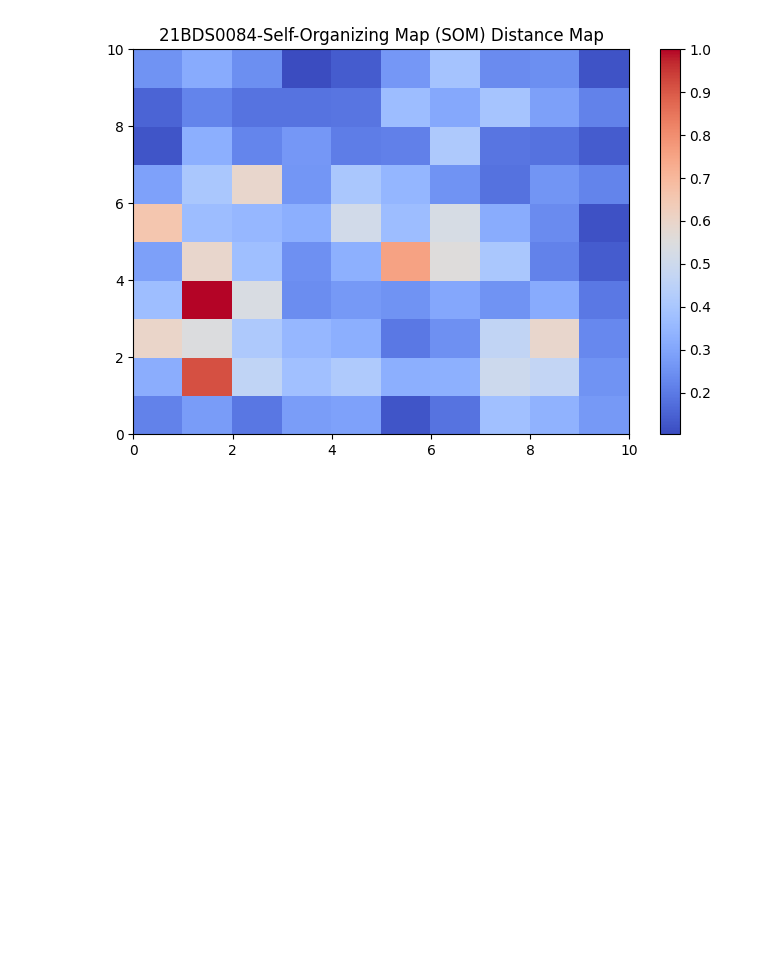
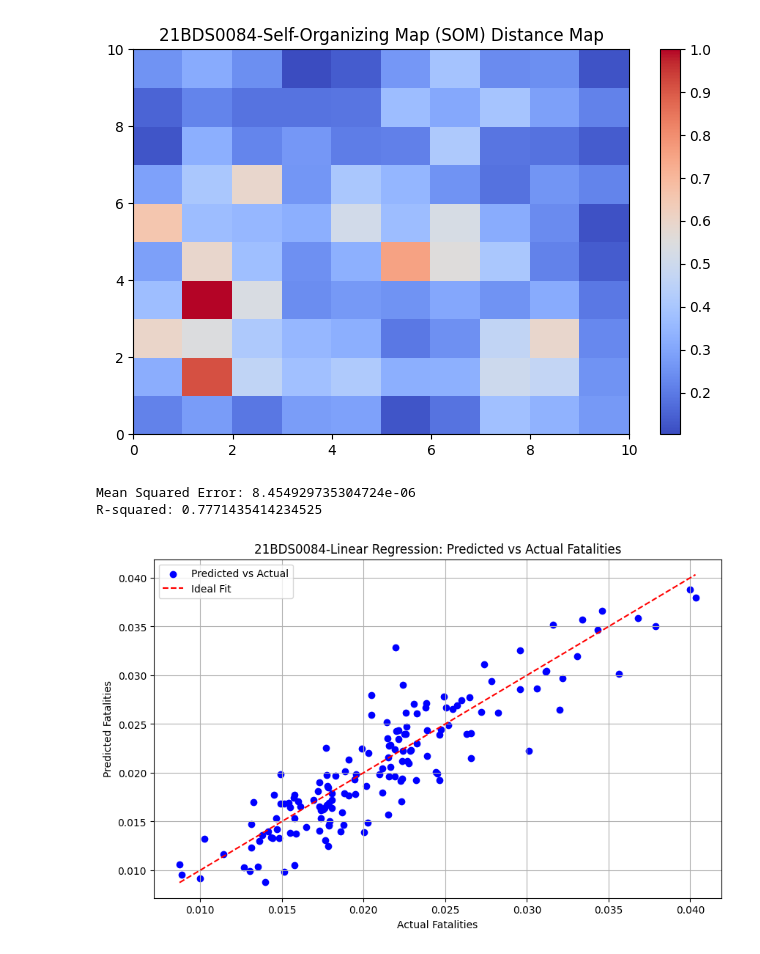
Before and after one commit to vignesh4836/edatheoda1, a Jupyter notebook: edatheoda.ipynb, the cells around one changed output. Saved outputs shown, nothing was run; the diff lists cells and outputs as text; code cells hidden in the pictures; blank space fills up the shorter version.

```diff
--- a/edatheoda.ipynb
+++ b/edatheoda.ipynb
@@ -525,3 +525,50 @@ plt.title("21BDS0084-Self-Organizing Map (SOM) Distance Map")
 plt.show()
 # %% [output]
 [figure]
+# %%
+from sklearn.model_selection import train_test_split
+from sklearn.linear_model import LinearRegression
+from sklearn.metrics import mean_squared_error, r2_score
+from sklearn.preprocessing import OneHotEncoder
+import pandas as pd
+categorical_cols = ['state', 'seatbelt', 'speed65', 'speed70', 'drinkage', 'alcohol', 'enforce']
+df_encoded = pd.get_dummies(df, columns=categorical_cols, drop_first=True)
+
+X = df_encoded.drop(columns=['fatalities', 'rownames'])
+y = df_encoded['fatalities']
+
+
+X_train, X_test, y_train, y_test = train_test_split(X, y, test_size=0.2, random_state=42)
+
+model = LinearRegression()
+model.fit(X_train, y_train)
+y_pred = model.predict(X_test)
+
+
+mse = mean_squared_error(y_test, y_pred)
+r2 = r2_score(y_test, y_pred)
+
+
+print("Mean Squared Error:", mse)
+print("R-squared:", r2)
+# %% [output]
+Mean Squared Error: 8.454929735304724e-06
+R-squared: 0.7771435414234525
+# %%
+import matplotlib.pyplot as plt
+
+
+plt.figure(figsize=(10, 6))
+plt.scatter(y_test, y_pred, color='blue', label='Predicted vs Actual')
+plt.plot([y_test.min(), y_test.max()], [y_test.min(), y_test.max()], color='red', linestyle='--', label='Ideal Fit')
+
+plt.xlabel("Actual Fatalities")
+plt.ylabel("Predicted Fatalities")
+plt.title("21BDS0084-Linear Regression: Predicted vs Actual Fatalities")
+plt.legend()
+plt.grid(True)
+
+
+plt.show()
+# %% [output]
+[figure, added]
```
Also changed, not shown: parts of 1 cell of this notebook.
